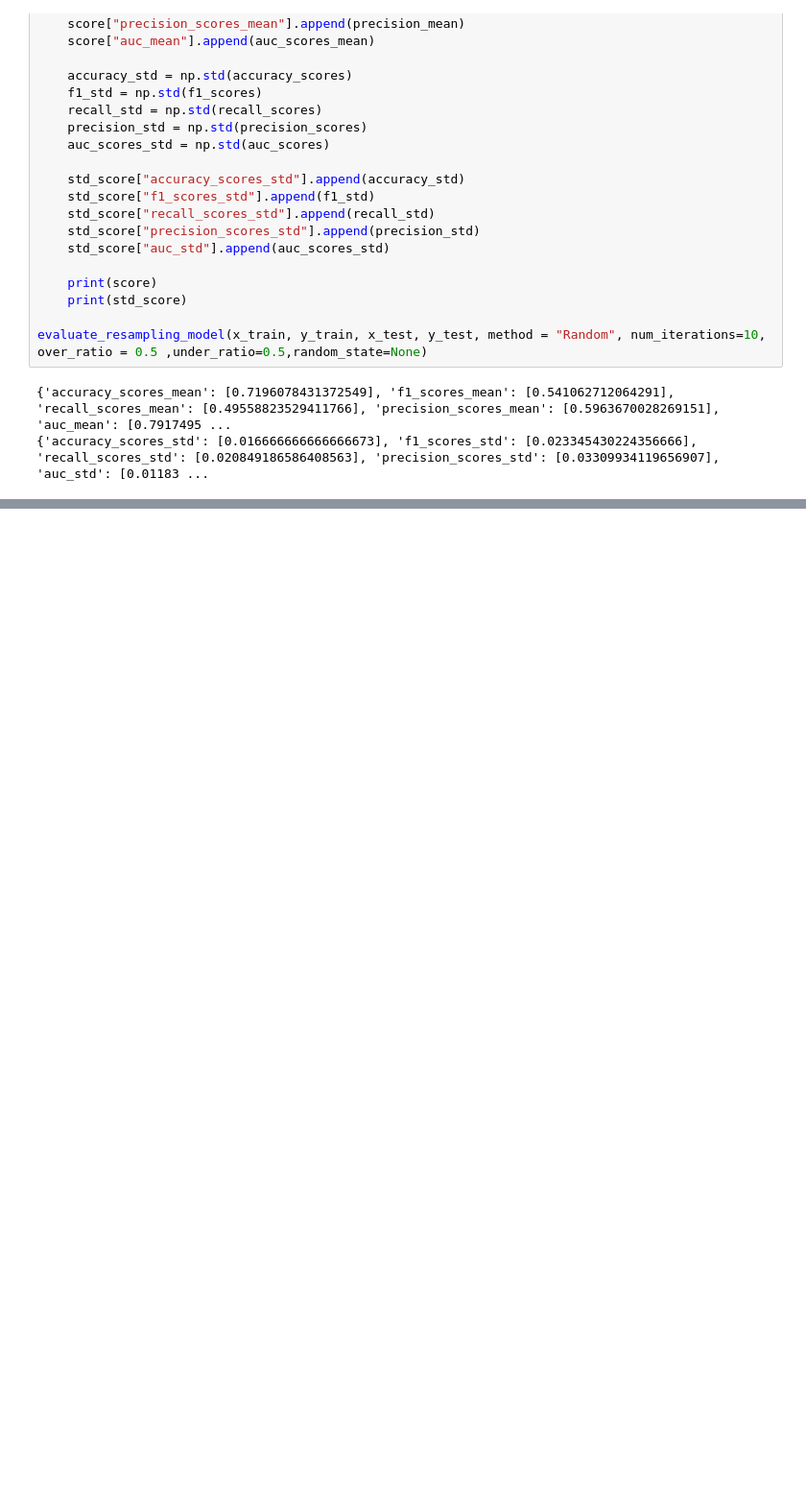
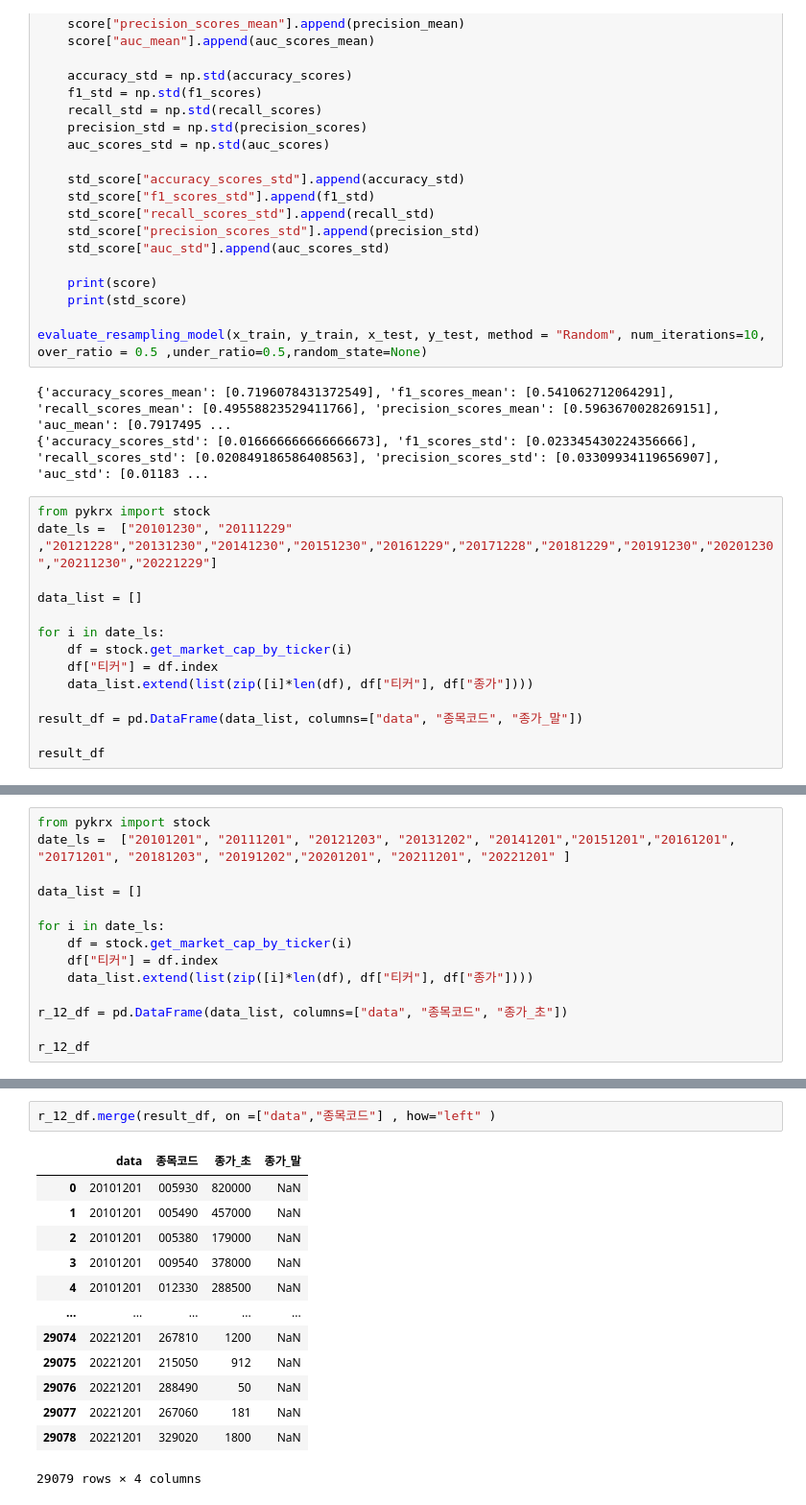
Before and after one commit to juno-bara/7_tutoring, a Jupyter notebook: tutoring_7.ipynb, the cells around one changed output, grey strips where cells are left out. Shown at 96% size. Cells and saved outputs as stored; diff of their text form; blank space fills up the shorter version.

```diff
--- a/tutoring_7.ipynb
+++ b/tutoring_7.ipynb
@@ -521,3 +521,17 @@ evaluate_resampling_model(x_train, y_train, x_test, y_test, method = "Random", n
 # %% [output]
 {'accuracy_scores_mean': [0.7196078431372549], 'f1_scores_mean': [0.541062712064291], 'recall_scores_mean': [0.49558823529411766], 'precision_scores_mean': [0.5963670028269151], 'auc_mean': [0.7917495 ...
 {'accuracy_scores_std': [0.016666666666666673], 'f1_scores_std': [0.023345430224356666], 'recall_scores_std': [0.020849186586408563], 'precision_scores_std': [0.03309934119656907], 'auc_std': [0.01183 ...
+# %%
+from pykrx import stock
+date_ls =  ["20101230", "20111229" ,"20121228","20131230","20141230","20151230","20161229","20171228","20181229","20191230","20201230","20211230","20221229"]
+
+data_list = []
+
+for i in date_ls:
+    df = stock.get_market_cap_by_ticker(i)
+    df["티커"] = df.index
+    data_list.extend(list(zip([i]*len(df), df["티커"], df["종가"])))
+
+result_df = pd.DataFrame(data_list, columns=["data", "종목코드", "종가_말"])
+
+result_df
@@ -523,0 +552,14 @@ evaluate_resampling_model(x_train, y_train, x_test, y_test, method = "Random", n
+# %%
+from pykrx import stock
+date_ls =  ["20101201", "20111201", "20121203", "20131202", "20141201","20151201","20161201", "20171201", "20181203", "20191202","20201201", "20211201", "20221201" ]
+
+data_list = []
+
+for i in date_ls:
+    df = stock.get_market_cap_by_ticker(i)
+    df["티커"] = df.index
+    data_list.extend(list(zip([i]*len(df), df["티커"], df["종가"])))
+
+r_12_df = pd.DataFrame(data_list, columns=["data", "종목코드", "종가_초"])
+
+r_12_df
@@ -523,0 +580,16 @@ evaluate_resampling_model(x_train, y_train, x_test, y_test, method = "Random", n
+# %%
+r_12_df.merge(result_df, on =["data","종목코드"] , how="left" )
+# %% [output]
+|  | data | 종목코드 | 종가_초 | 종가_말 |
+| 0 | 20101201 | 005930 | 820000 | NaN |
+| 1 | 20101201 | 005490 | 457000 | NaN |
+| 2 | 20101201 | 005380 | 179000 | NaN |
+| 3 | 20101201 | 009540 | 378000 | NaN |
+| 4 | 20101201 | 012330 | 288500 | NaN |
+| ... | ... | ... | ... | ... |
+| 29074 | 20221201 | 267810 | 1200 | NaN |
+| 29075 | 20221201 | 215050 | 912 | NaN |
+| 29076 | 20221201 | 288490 | 50 | NaN |
+| 29077 | 20221201 | 267060 | 181 | NaN |
+| 29078 | 20221201 | 329020 | 1800 | NaN |
+29079 rows × 4 columns
```
Also changed, not shown: parts of 6 cells of this notebook.
